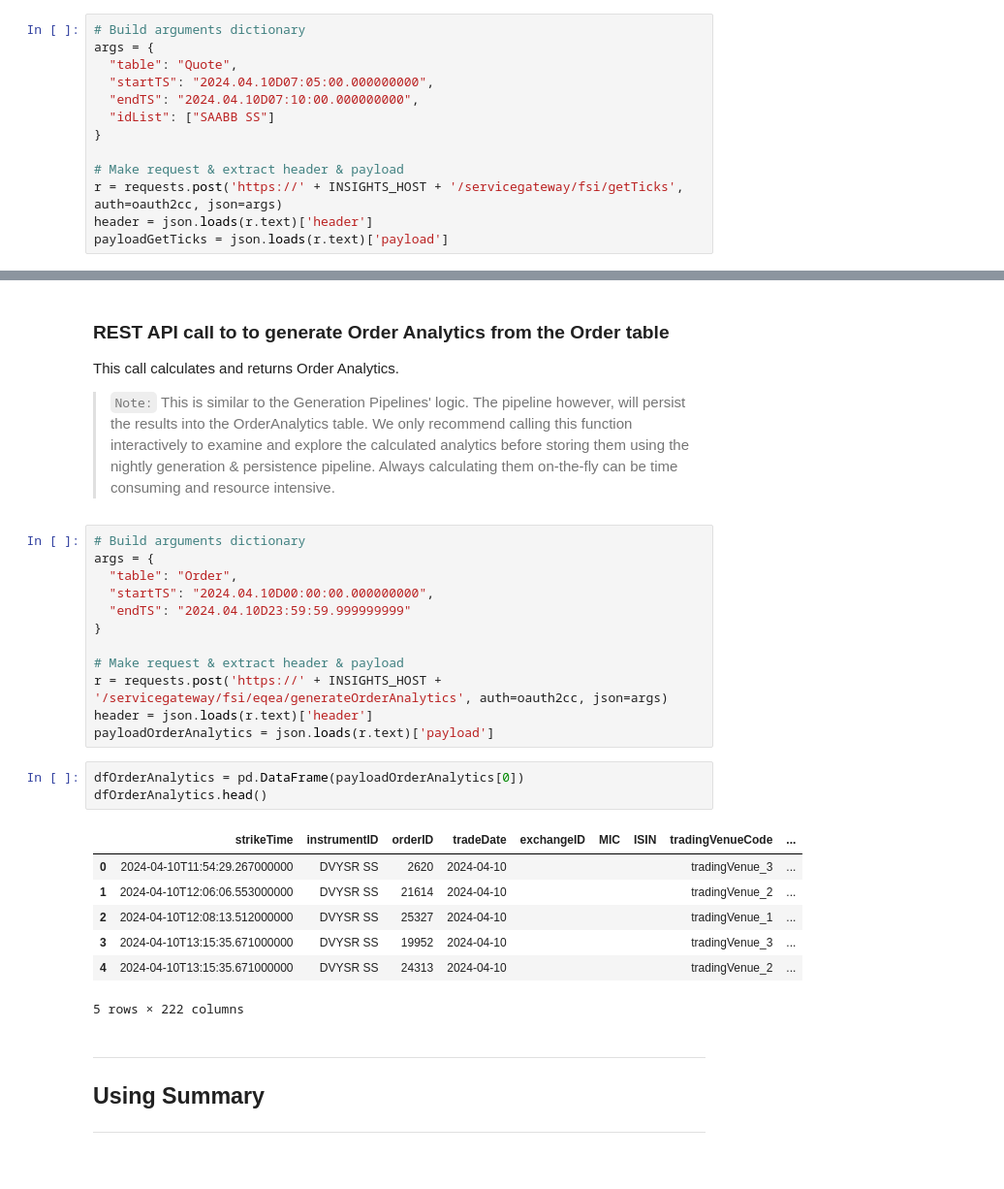
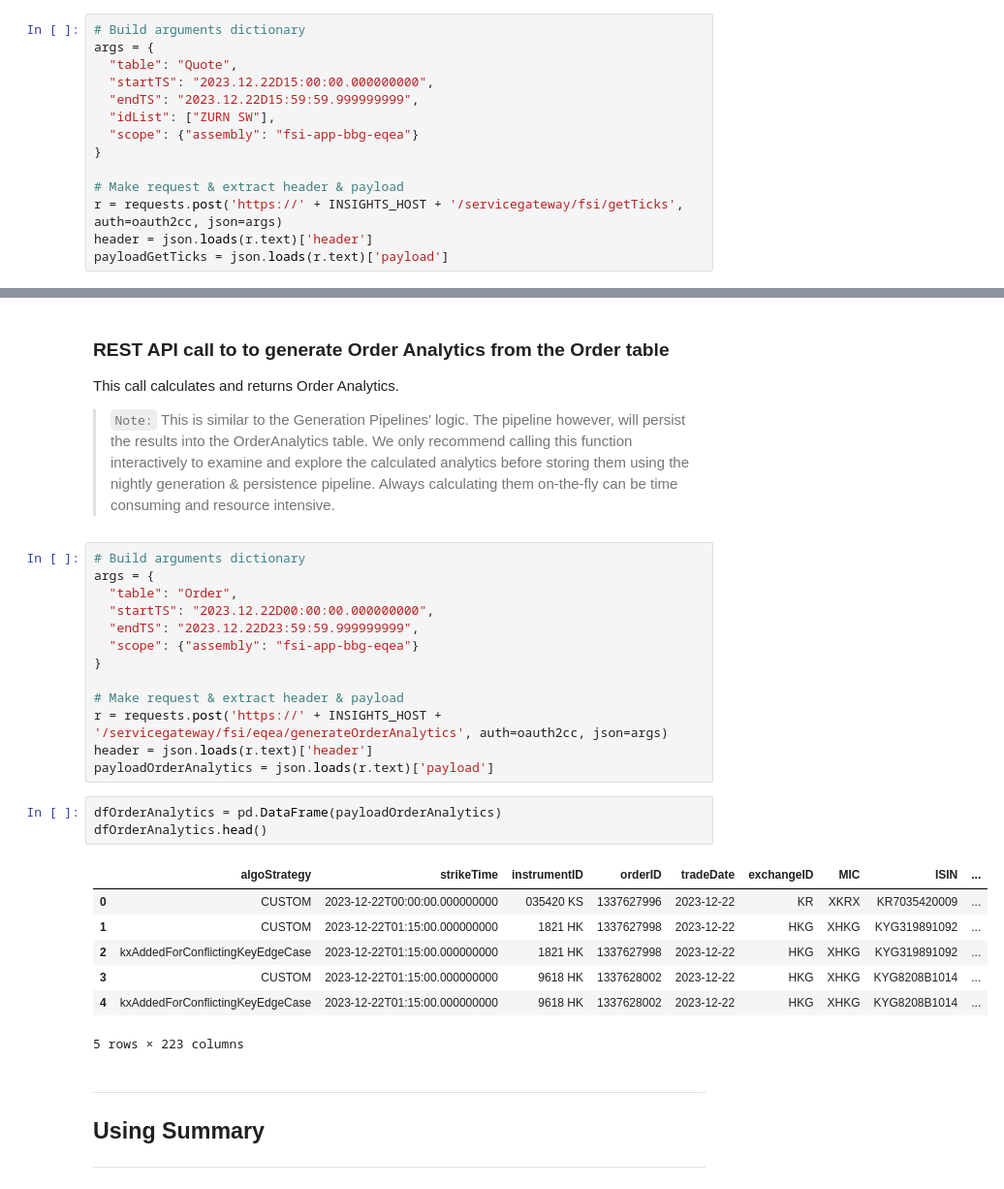
Before and after one commit to KxSystems/accelerators-samples, a Jupyter notebook: BLOOMBERG-Equity-Analytics/Bbg_Equities_Demo.ipynb, the cells around one changed output, grey strips where cells are left out. Shown at 97% size. Cells and saved outputs as stored; diff of their text form.

```diff
--- a/BLOOMBERG-Equity-Analytics/Bbg_Equities_Demo.ipynb
+++ b/BLOOMBERG-Equity-Analytics/Bbg_Equities_Demo.ipynb
@@ -50,9 +52,10 @@ oauth2cc = OAuth2ClientCredentialsAuth(oauth2client, scope='roles')
 # Build arguments dictionary
 args = {
   "table": "Quote",
-  "startTS": "2024.04.10D07:05:00.000000000",
-  "endTS": "2024.04.10D07:10:00.000000000",
-  "idList": ["SAABB SS"]
+  "startTS": "2023.12.22D15:00:00.000000000",
+  "endTS": "2023.12.22D15:59:59.999999999",
+  "idList": ["ZURN SW"],
+  "scope": {"assembly": "fsi-app-bbg-eqea"}
 }
 
 # Make request & extract header & payload
@@ -131,8 +130,9 @@ This call calculates and returns Order Analytics.
 # Build arguments dictionary
 args = {
   "table": "Order",
-  "startTS": "2024.04.10D00:00:00.000000000",
-  "endTS": "2024.04.10D23:59:59.999999999"
+  "startTS": "2023.12.22D00:00:00.000000000",
+  "endTS": "2023.12.22D23:59:59.999999999",
+  "scope": {"assembly": "fsi-app-bbg-eqea"}
 }
 
 # Make request & extract header & payload
@@ -140,16 +140,16 @@ r = requests.post('https://' + INSIGHTS_HOST + '/servicegateway/fsi/eqea/generat
 header = json.loads(r.text)['header']
 payloadOrderAnalytics = json.loads(r.text)['payload']
 # %%
-dfOrderAnalytics = pd.DataFrame(payloadOrderAnalytics[0])
+dfOrderAnalytics = pd.DataFrame(payloadOrderAnalytics)
 dfOrderAnalytics.head()
 # %% [output]
-|  | strikeTime | instrumentID | orderID | tradeDate | exchangeID | MIC | ISIN | tradingVenueCode | ... |
-| 0 | 2024-04-10T11:54:29.267000000 | DVYSR SS | 2620 | 2024-04-10 |  |  |  | tradingVenue_3 | ... |
-| 1 | 2024-04-10T12:06:06.553000000 | DVYSR SS | 21614 | 2024-04-10 |  |  |  | tradingVenue_2 | ... |
-| 2 | 2024-04-10T12:08:13.512000000 | DVYSR SS | 25327 | 2024-04-10 |  |  |  | tradingVenue_1 | ... |
-| 3 | 2024-04-10T13:15:35.671000000 | DVYSR SS | 19952 | 2024-04-10 |  |  |  | tradingVenue_3 | ... |
-| 4 | 2024-04-10T13:15:35.671000000 | DVYSR SS | 24313 | 2024-04-10 |  |  |  | tradingVenue_2 | ... |
+|  | algoStrategy | strikeTime | instrumentID | orderID | tradeDate | exchangeID | MIC | ISIN | ... |
+| 0 | CUSTOM | 2023-12-22T00:00:00.000000000 | 035420 KS | 1337627996 | 2023-12-22 | KR | XKRX | KR7035420009 | ... |
+| 1 | CUSTOM | 2023-12-22T01:15:00.000000000 | 1821 HK | 1337627998 | 2023-12-22 | HKG | XHKG | KYG319891092 | ... |
+| 2 | kxAddedForConflictingKeyEdgeCase | 2023-12-22T01:15:00.000000000 | 1821 HK | 1337627998 | 2023-12-22 | HKG | XHKG | KYG319891092 | ... |
+| 3 | CUSTOM | 2023-12-22T01:15:00.000000000 | 9618 HK | 1337628002 | 2023-12-22 | HKG | XHKG | KYG8208B1014 | ... |
+| 4 | kxAddedForConflictingKeyEdgeCase | 2023-12-22T01:15:00.000000000 | 9618 HK | 1337628002 | 2023-12-22 | HKG | XHKG | KYG8208B1014 | ... |
-5 rows × 222 columns
+5 rows × 223 columns
 # %% [markdown]
 ---
 ## Using Summary
```
Also changed, not shown: parts of 10 cells of this notebook.
